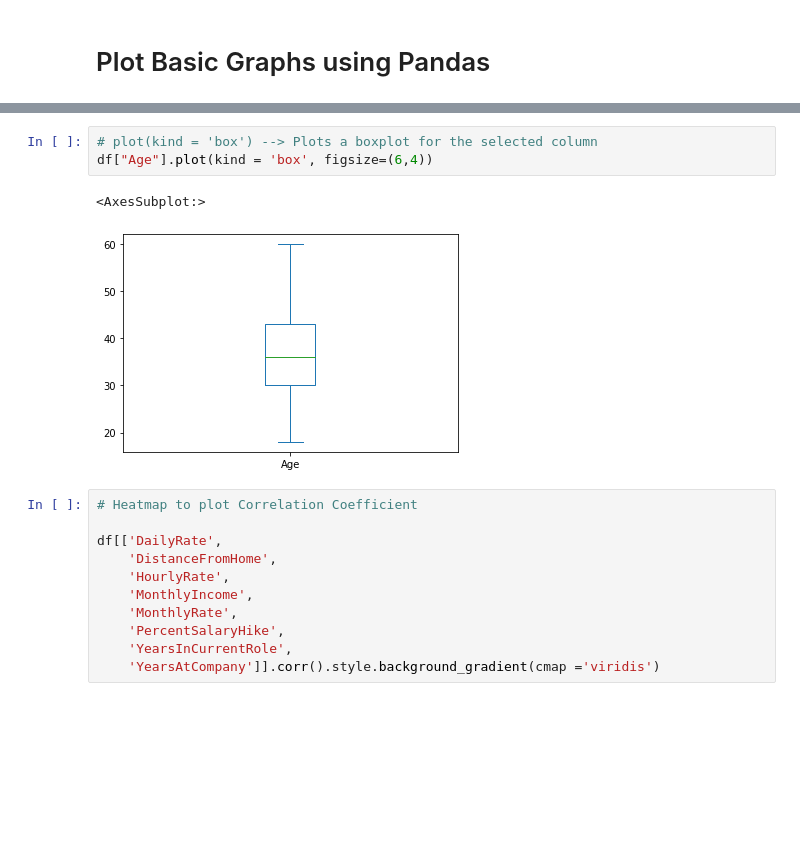
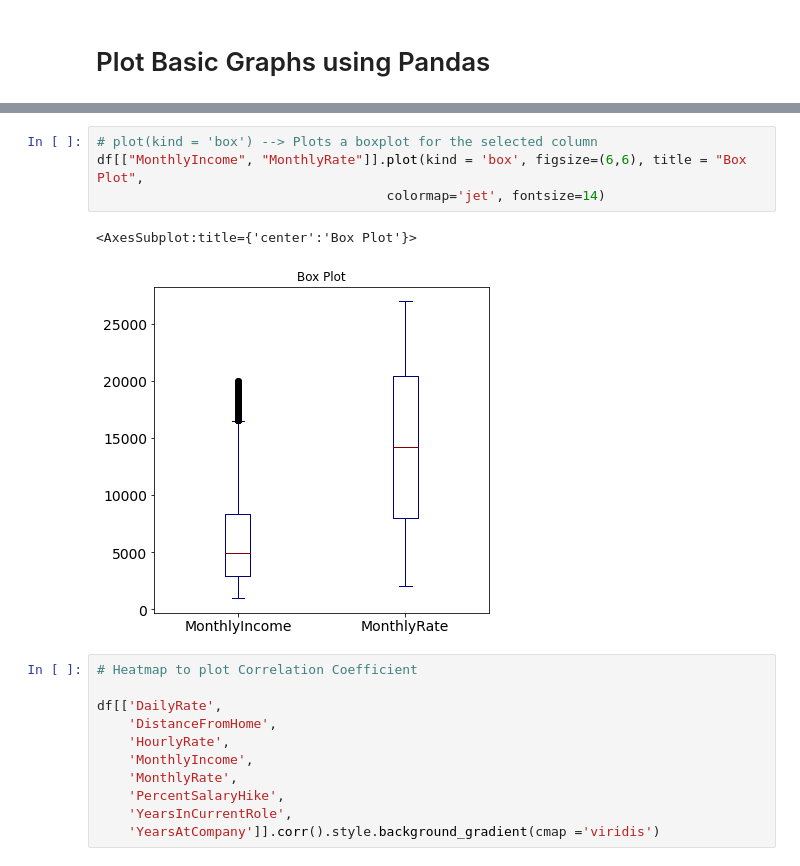
Before and after one commit to ArijitRoyDS/Learning-Python, a Jupyter notebook: Python-Modules/Pandas/Module Pandas.ipynb, the cells around one changed output, grey strips where cells are left out. Drawn from its saved outputs; the diff is of its cells as text; blank space fills up the shorter version.

```diff
--- a/Python-Modules/Pandas/Module Pandas.ipynb
+++ b/Python-Modules/Pandas/Module Pandas.ipynb
@@ -572,9 +692,10 @@ df["Department"].value_counts().plot(kind = 'pie', figsize=(12,6))
 # %%
 # plot(kind = 'box') --> Plots a boxplot for the selected column
-df["Age"].plot(kind = 'box', figsize=(6,4))
+df[["MonthlyIncome", "MonthlyRate"]].plot(kind = 'box', figsize=(6,6), title = "Box Plot",
+                                     colormap='jet', fontsize=14)
 # %% [output]
-<AxesSubplot:>
+<AxesSubplot:title={'center':'Box Plot'}>
-[figure, old version]
+[figure, new version]
 # %%
 # Heatmap to plot Correlation Coefficient
 
```
Also changed, not shown: parts of 47 cells of this notebook.
